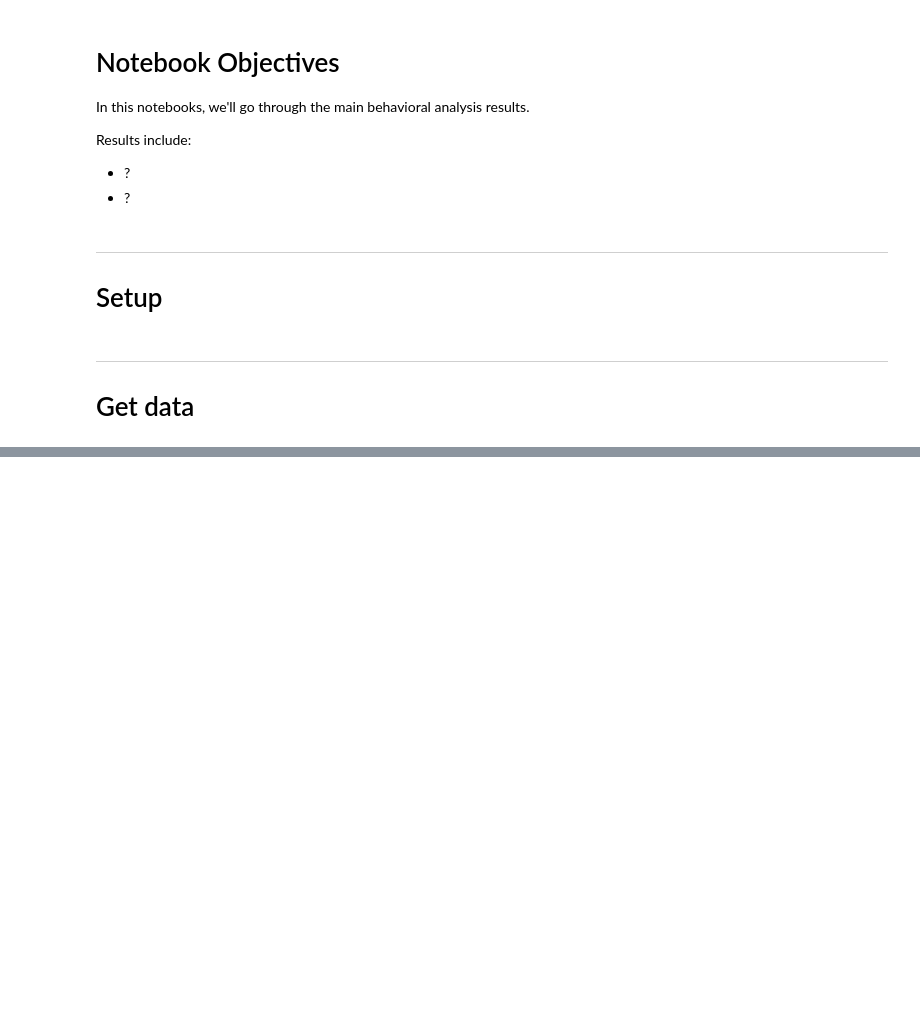
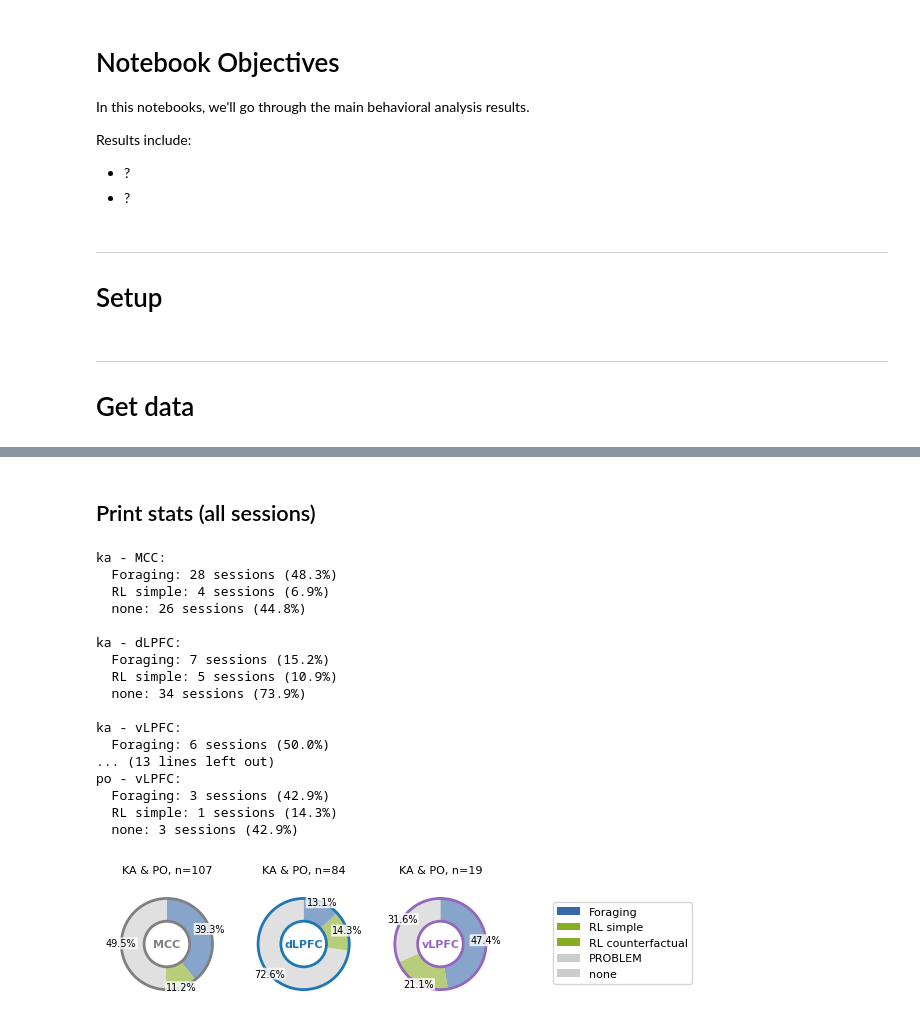
Before and after one commit to ungzs1/popy_05, a Jupyter notebook: notebooks/population_decoding/neural_value_across_target_all_results.ipynb, the cells around one changed output, grey strips where cells are left out. Drawn from its saved outputs; the diff is of its cells as text; code cells hidden in the pictures; blank space fills up the shorter version.

```diff
--- a/notebooks/population_decoding/neural_value_across_target_all_results.ipynb
+++ b/notebooks/population_decoding/neural_value_across_target_all_results.ipynb
@@ -299,0 +444,28 @@ for (monkey, subregion), group in results_df_mean.groupby(['monkey', 'subregion'
+# %% [markdown]
+## Print stats (all sessions)
+# %%
+# Extract hypothesis info
+stats_df = extract_hypothesis(res)
+
+fig, axs = print_stats(stats_df)
+# save figure as svg
+fig.savefig(os.path.join(PATH, 'notebooks', 'population_decoding', 'figs', 'rl_vs_forage', 'RL_forage_pies_both.svg'), format='svg', bbox_inches='tight', dpi=300, transparent=True)
+# %% [output]
+ka - MCC:
+  Foraging: 28 sessions (48.3%)
+  RL simple: 4 sessions (6.9%)
+  none: 26 sessions (44.8%)
+
+ka - dLPFC:
+  Foraging: 7 sessions (15.2%)
+  RL simple: 5 sessions (10.9%)
+  none: 34 sessions (73.9%)
+
+ka - vLPFC:
+  Foraging: 6 sessions (50.0%)
+... (13 lines left out)
+po - vLPFC:
+  Foraging: 3 sessions (42.9%)
+  RL simple: 1 sessions (14.3%)
+  none: 3 sessions (42.9%)
+[figure, added]
```
Also changed, not shown: parts of 17 cells of this notebook, 16 other files.
